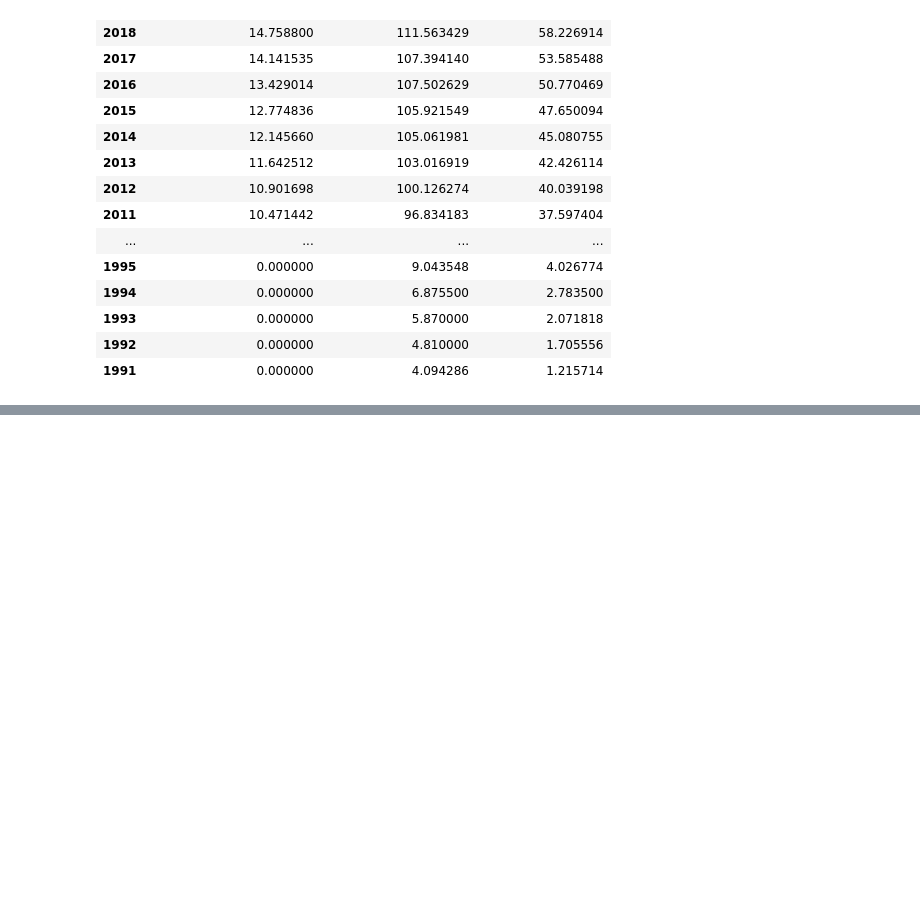
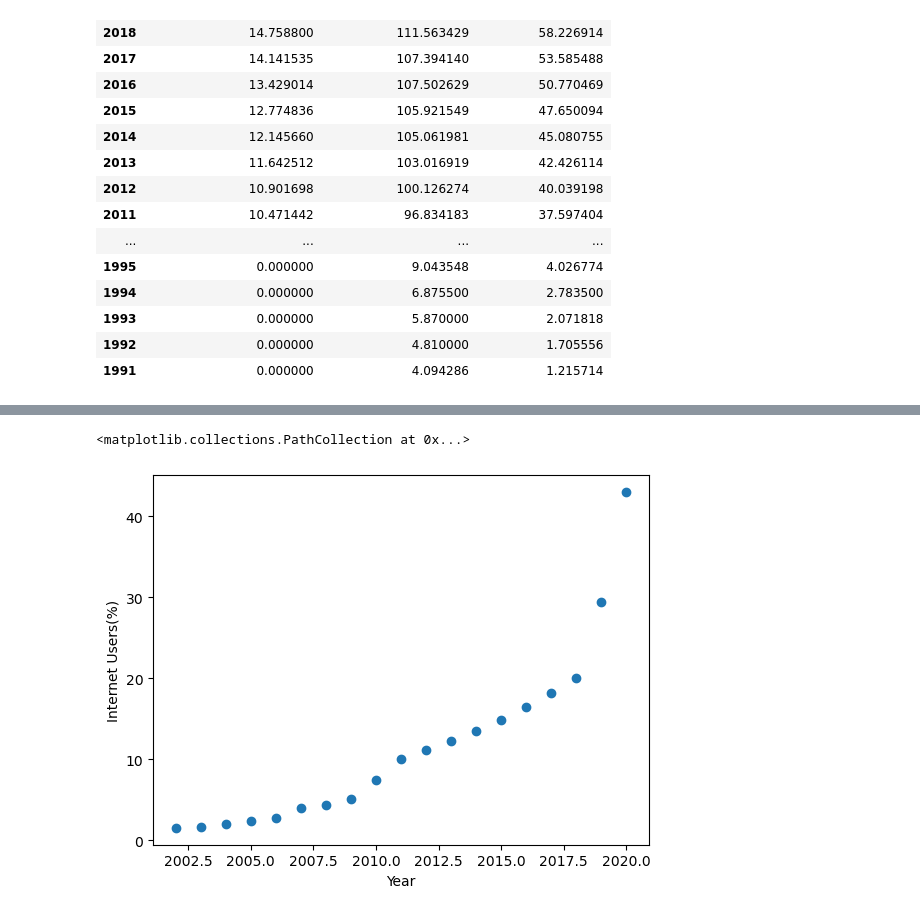
Before and after one commit to saad415/DataScience, a Jupyter notebook: EDA.ipynb, the cells around one changed output, grey strips where cells are left out. Saved outputs shown, nothing was run; the diff lists cells and outputs as text; code cells hidden in the pictures; blank space fills up the shorter version.

```diff
--- a/EDA.ipynb
+++ b/EDA.ipynb
@@ -130,0 +168,8 @@ pd.pivot_table(df, index = 'Year', values = ['Internet Users(%)','Cellular Subsc
+# %%
+df_India = df[df['Entity'] == 'India']
+plt.xlabel("Year")
+plt.ylabel("Internet Users(%)")
+plt.scatter(sorted(df_India['Year'].unique()),df_India.groupby(['Year'])['Internet Users(%)'].mean().tolist())
+# %% [output]
+<matplotlib.collections.PathCollection at 0x...>
+[figure, added]
```
Also changed, not shown: parts of 6 cells of this notebook.
